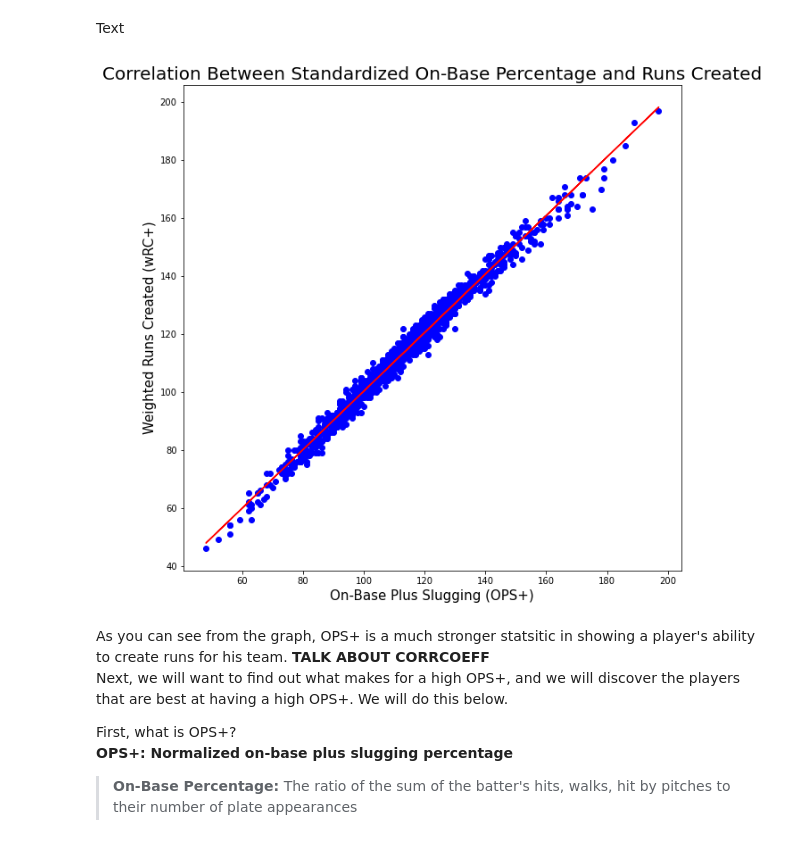
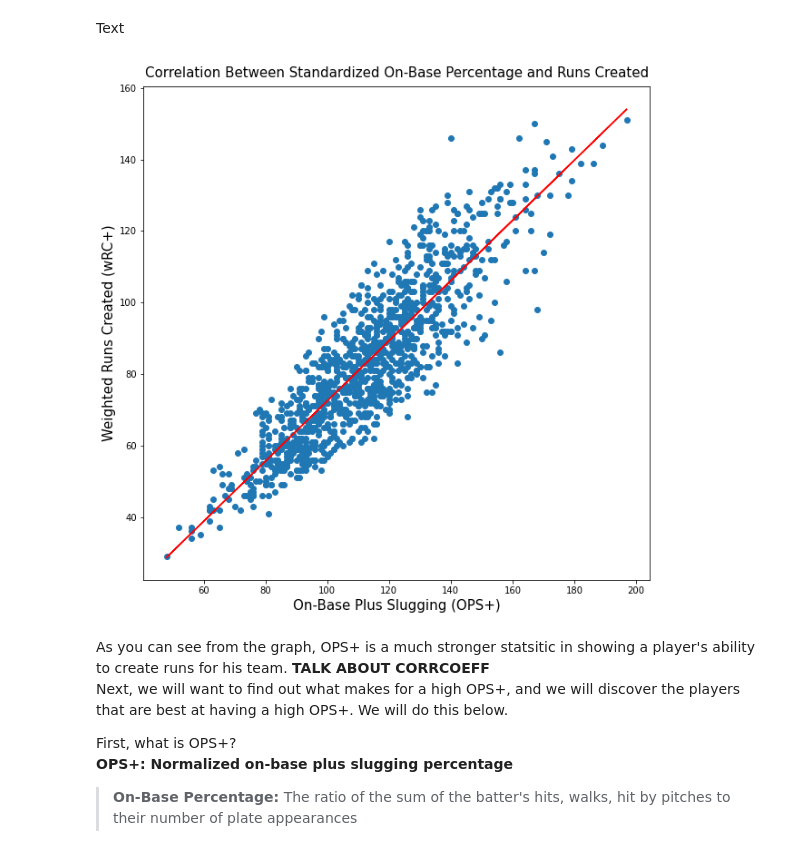
Before and after one commit to cjemm10/cjemm10, a Jupyter notebook: index.ipynb, the cells around one changed output. Cells and saved outputs as stored; diff of their text form; code cells hidden in the pictures.

Commit message:
Added Teams Analysis

```diff
--- a/index.ipynb
+++ b/index.ipynb
@@ -359,12 +742,12 @@ count = 0
 for year in years:
     for team in team_number:
         for page in pages:
-            url = get_urls(team, year, page, 'advanced')
+            url = get_urls(team, year, page, 'player_advanced')
             if count == 0:
-                advanced_batting = scraping_advanced_stats(url, year, teams[team-1])
+                advanced_batting = scraping_FanGraphs(url, year, teams[team-1])
                 count = 1
             else:
-                advanced_batting = pd.concat([advanced_batting, scraping_advanced_stats(url, year, teams[team-1])])
+                advanced_batting = pd.concat([advanced_batting, scraping_FanGraphs(url, year, teams[team-1])])
 
 advanced_batting = advanced_batting.drop_duplicates()
 advanced_batting = advanced_batting.reset_index(drop=True)
@@ -396,7 +779,7 @@ count = 0
 for year in years:
     for team in team_number:
         for page in pages:
-            url = get_urls(team, year, page, 'batted')
+            url = get_urls(team, year, page, 'player_batted')
             if count == 0:
                 batted_ball = scraping_advanced_stats(url, year, teams[team-1])
                 count = 1
@@ -518,7 +897,21 @@ batting_table = pd.DataFrame(data, columns = ['Year', 'Name', 'Pos', 'Age', 'Tea
 
 batting_table['BB%'] = batting_table['BB%'].replace({'\%':''}, regex = True)
 batting_table['K%'] = batting_table['K%'].replace({'\%':''}, regex = True)
+batting_table['LD%'] = batting_table['BB%'].replace({'\%':''}, regex = True)
+batting_table['GB%'] = batting_table['GB%'].replace({'\%':''}, regex = True)
+batting_table['FB%'] = batting_table['FB%'].replace({'\%':''}, regex = True)
+batting_table['IFFB%'] = batting_table['IFFB%'].replace({'\%':''}, regex = True)
+batting_table['HR/FB'] = batting_table['HR/FB'].replace({'\%':''}, regex = True)
+batting_table['Pull%'] = batting_table['Pull%'].replace({'\%':''}, regex = True)
+batting_table['Cent%'] = batting_table['Cent%'].replace({'\%':''}, regex = True)
+batting_table['Oppo%'] = batting_table['Oppo%'].replace({'\%':''}, regex = True)
+batting_table['Soft%'] = batting_table['Soft%'].replace({'\%':''}, regex = True)
+batting_table['Med%'] = batting_table['Med%'].replace({'\%':''}, regex = True)
+batting_table['Hard%'] = batting_table['Hard%'].replace({'\%':''}, regex = True)
 
+batting_table['wRC+'] = batting_table['wRC+'].astype('int64')
+
+batting_table = batting_table.apply(pd.to_numeric, errors='ignore')
 batting_table
 # %% [output]
 |  | Year | Name | Pos | Age | Team | Lg | G | PA | AB | R | H | ... |
@@ -554,11 +947,10 @@ First off, how does a team win games? They score runs! There is a stat called we
 <br />
 Now, since we know a stat that represents a person's ability to create runs, we want to know if any stats correlate with wRC+. First, we will start with standard batting average:
 # %%
-batting = batting_table.apply(pd.to_numeric, errors='ignore')
-batting = batting[batting.PA  > 500].reset_index(drop=True)
+batting = batting_table[batting_table.PA  > 500].reset_index(drop=True)
 
 fig, ax = plt.subplots()
-plt.title('Correlation Between Batting Average and Runs Created', fontsize=20)
+ax.set_title('Correlation Between Batting Average and Runs Created', pad=10, fontsize = 15)
 plt.gca().set_xlabel('Batting Average (AVG)', fontsize=15)
 plt.gca().set_ylabel('Weighted Runs Created (wRC+)', fontsize=15)
 plt.scatter(batting.AVG, batting['wRC+'])
@@ -588,35 +980,33 @@ As the graph shows, while there is a positive correlation between AVG and wRC+,
 # %% [markdown]
 Text
 # %%
+batting = batting_table[batting_table.PA  > 500].reset_index(drop=True)
+
 fig, ax = plt.subplots()
-plt.title('Correlation Between Standardized On-Base Percentage and Runs Created', fontsize=20)
+ax.set_title('Correlation Between Standardized On-Base Percentage and Runs Created', pad=10, fontsize = 15)
 plt.gca().set_xlabel('On-Base Plus Slugging (OPS+)', fontsize=15)
 plt.gca().set_ylabel('Weighted Runs Created (wRC+)', fontsize=15)
 
-plt.scatter(batting['OPS+'], batting['wRC+'], color='blue')
+plt.scatter(batting['OPS+'], batting['wRC+'])
 fig.set_figheight(10)
 fig.set_figwidth(10)
-
-# Add labels for each player
-#for idx, row in batting.iterrows():
- #   plt.annotate(row['Name'], (row['OPS+'], row['RBI']))
 
 # Calculate regression line and plot it in the same graph
 reg = np.polyfit(batting['OPS+'], batting['wRC+'], 1)
 reg_fnc = np.poly1d(reg)
 
 m_list = []
 p_list = []
 for i in range(0, batting.shape[0]):
     wRC_plus = batting.at[i, 'OPS+']
     m_list.append(wRC_plus)
     p_list.append(reg_fnc(wRC_plus))
 
 plt.plot(m_list, p_list, color='red')
 
 plt.show()
 # %% [output]
-[figure, old version]
+[figure, new version]
 # %% [markdown]
 As you can see from the graph, OPS+ is a much stronger statsitic in showing a player's ability to create runs for his team. **TALK ABOUT CORRCOEFF**
 <br />Next, we will want to find out what makes for a high OPS+, and we will discover the players that are best at having a high OPS+. We will do this below.
```
Also changed, not shown: parts of 27 cells of this notebook.
